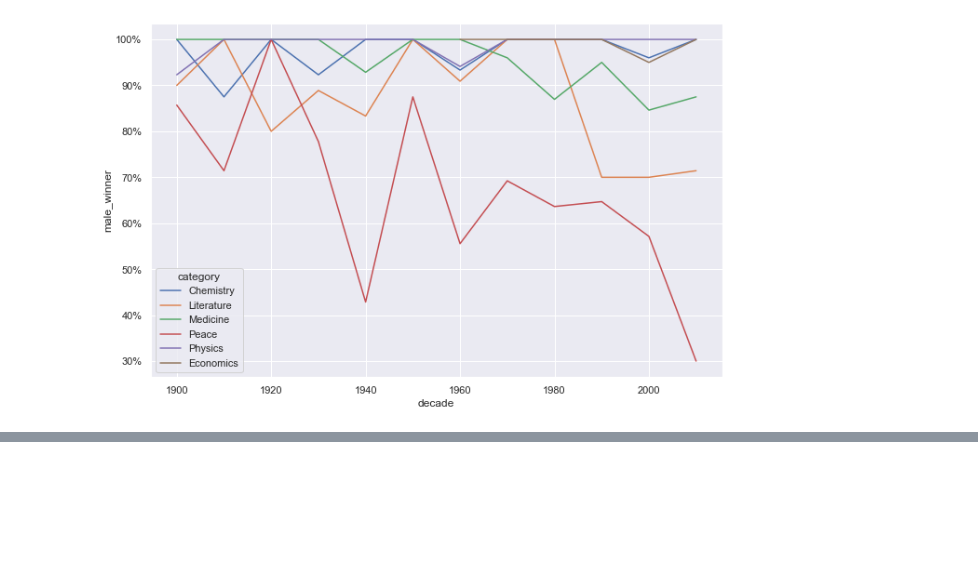
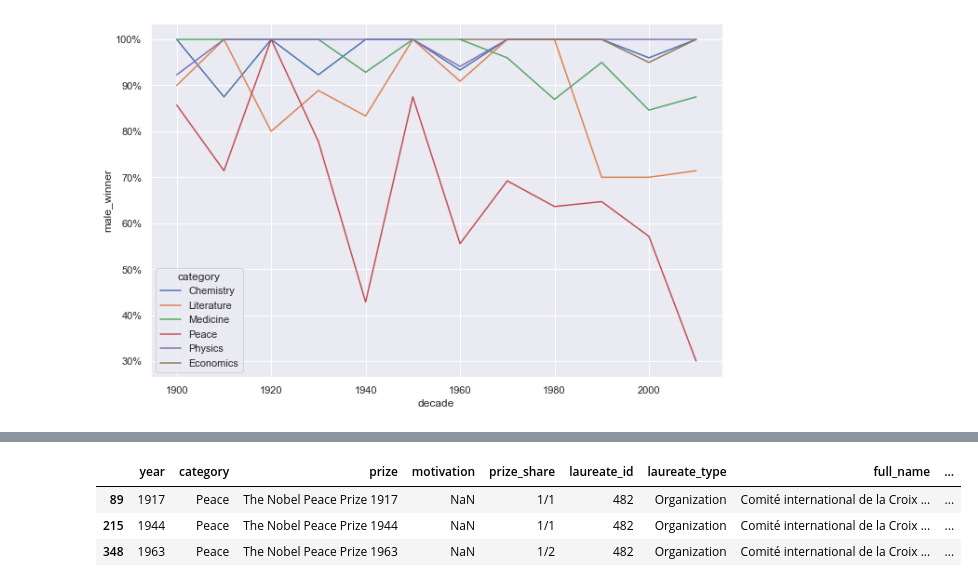
Before and after one commit to mmoazzen/ProjectOne, a Jupyter notebook: Project1.ipynb, the cells around one changed output, grey strips where cells are left out. Drawn from its saved outputs; the diff is of its cells as text; code cells hidden in the pictures; blank space fills up the shorter version.

```diff
--- a/Project1.ipynb
+++ b/Project1.ipynb
@@ -82,0 +96,9 @@ ax.yaxis.set_major_formatter(PercentFormatter(1.0))
+# %%
+# Selecting the laureates that have received 2 or more prizes.
+
+nobel.groupby('full_name').filter(lambda group: len(group) >= 3)
+# %% [output]
+|  | year | category | prize | motivation | prize_share | laureate_id | laureate_type | full_name | ... |
+| 89 | 1917 | Peace | The Nobel Peace Prize 1917 | NaN | 1/1 | 482 | Organization | Comité international de la Croix ... | ... |
+| 215 | 1944 | Peace | The Nobel Peace Prize 1944 | NaN | 1/1 | 482 | Organization | Comité international de la Croix ... | ... |
+| 348 | 1963 | Peace | The Nobel Peace Prize 1963 | NaN | 1/2 | 482 | Organization | Comité international de la Croix ... | ... |
```
Also changed, not shown: parts of 13 cells of this notebook, 4 other files.
